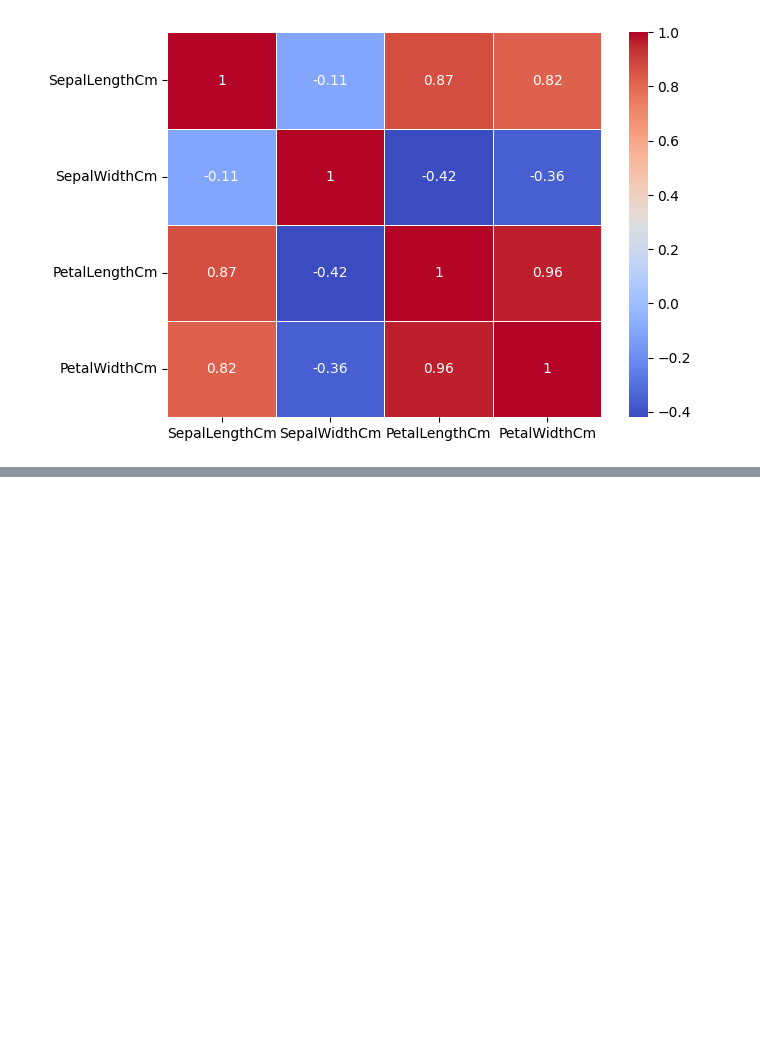
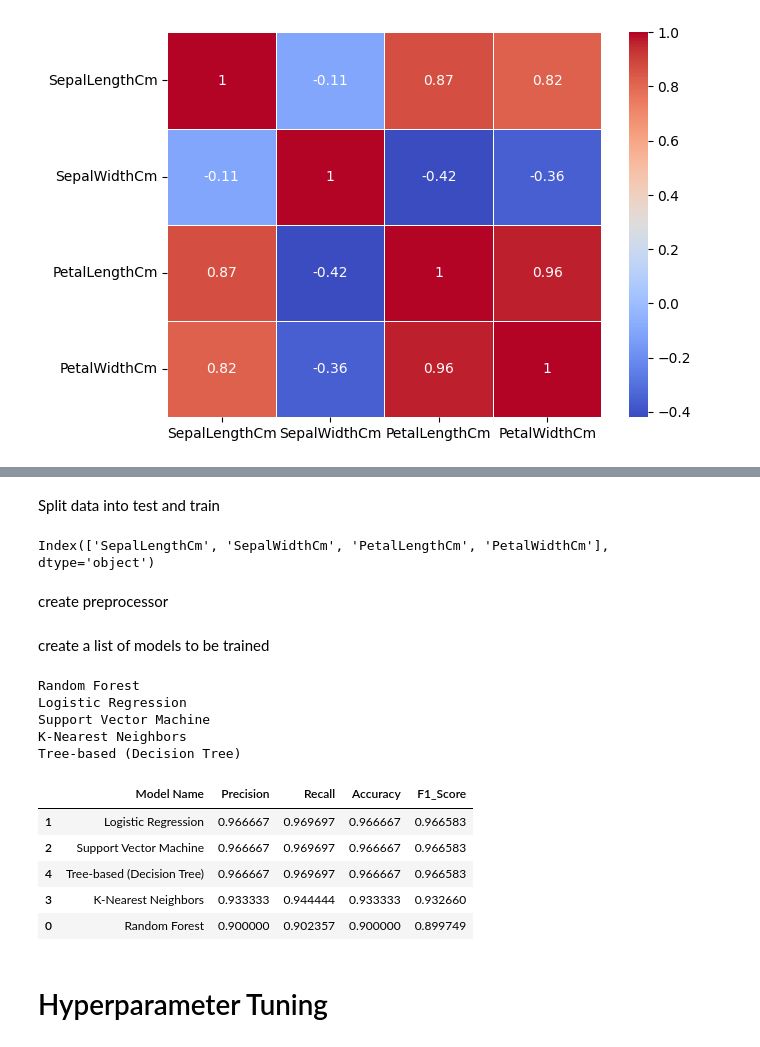
Before and after one commit to speedcode-x/OIBSIP---Iris-Flower-Classification-, a Jupyter notebook: notebook.ipynb, the cells around one changed output, grey strips where cells are left out. Drawn from its saved outputs; the diff is of its cells as text; code cells hidden in the pictures; blank space fills up the shorter version.

Commit message:
finish tuning

```diff
--- a/notebook.ipynb
+++ b/notebook.ipynb
@@ -128,0 +230,11 @@ plt.show()
+# %% [markdown]
+Split data into test and train
+# %%
+X_train, X_test, y_train, y_test = train_test_split(X, y, test_size = 0.2, random_state = 42, stratify = y)
+# %%
+features = X.columns
+features
+# %% [output]
+Index(['SepalLengthCm', 'SepalWidthCm', 'PetalLengthCm', 'PetalWidthCm'], dtype='object')
+# %% [markdown]
+create preprocessor
@@ -128,0 +249,69 @@ plt.show()
+# %% [markdown]
+create a list of models to be trained
+# %%
+# Define models
+models = [
+    ('Random Forest', RandomForestClassifier(random_state=42)),
+    ('Logistic Regression', LogisticRegression(random_state=42)),
+    ('Support Vector Machine', SVC(random_state=42, probability=True)),
+    ('K-Nearest Neighbors', KNeighborsClassifier()),
+    ('Tree-based (Decision Tree)', DecisionTreeClassifier(random_state=42))
+]
+# %%
+# view nodels
+for model_name, model in models:
+    print(f'{model_name}')
+# %% [output]
+Random Forest
+Logistic Regression
+Support Vector Machine
+K-Nearest Neighbors
+Tree-based (Decision Tree)
+# %%
+# create table to store metrics
+metrics_table = pd.DataFrame(columns=['Model Name','Precision','Recall','Accuracy','F1_Score'])
+
+# initialize dictionary to store pipelines
+pipelines = {}
+
+
+#loop and train models
+for model_name, model in models:
+    pipeline= Pipeline(steps=[
+     ('preprocessor',preprocessor),
+    ('feature importance',SelectKBest(mutual_info_classif,k='all')),
+    ('classifier',model)
+    ])
+
+    #fit train data to pipeline
+    pipeline.fit(X_train,y_train)
+
+    # make prediction on the test set
+    y_pred = pipeline.predict(X_test)
+
+    # store classification report in a dictionary
+    metrics = classification_report(y_test, y_pred, output_dict= True)
+
+    #save each pipeline in the loop in the dictionary
+    pipelines[model_name]= pipeline
+
+    # get values from metrics
+    accuracy = metrics['accuracy']
+    precision = metrics['weighted avg']['precision']
+    recall = metrics['weighted avg']['recall']
+    f1 = metrics['weighted avg']['f1-score']
+
+    # add these metric values to the table
+    metrics_table.loc[len(metrics_table)] = [model_name,accuracy,precision,recall,f1]
+
+#sort values by f1_score in descending
+metrics_table.sort_values('F1_Score',ascending=False)
+# %% [output]
+|  | Model Name | Precision | Recall | Accuracy | F1_Score |
+| 1 | Logistic Regression | 0.966667 | 0.969697 | 0.966667 | 0.966583 |
+| 2 | Support Vector Machine | 0.966667 | 0.969697 | 0.966667 | 0.966583 |
+| 4 | Tree-based (Decision Tree) | 0.966667 | 0.969697 | 0.966667 | 0.966583 |
+| 3 | K-Nearest Neighbors | 0.933333 | 0.944444 | 0.933333 | 0.932660 |
+| 0 | Random Forest | 0.900000 | 0.902357 | 0.900000 | 0.899749 |
+# %% [markdown]
+# Hyperparameter Tuning
```
Also changed, not shown: parts of 16 cells of this notebook.
